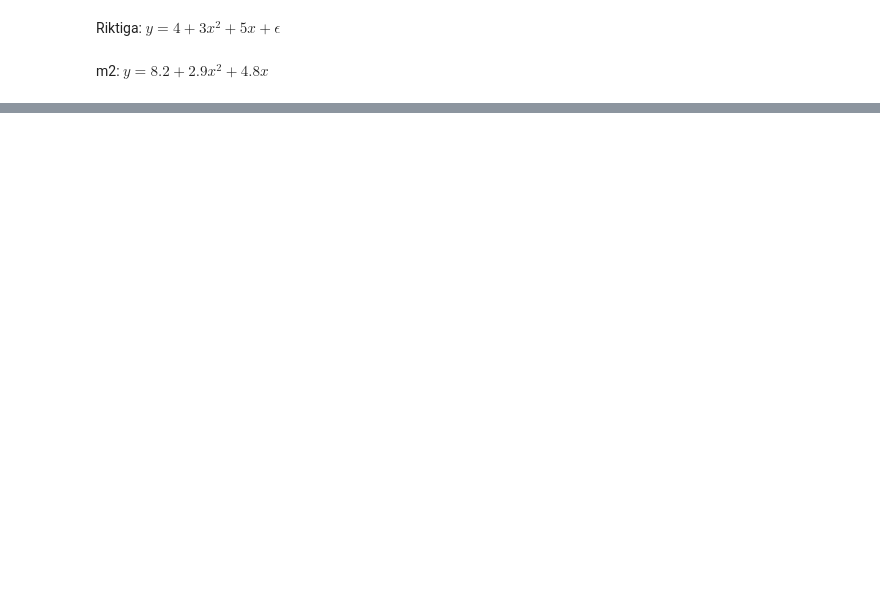
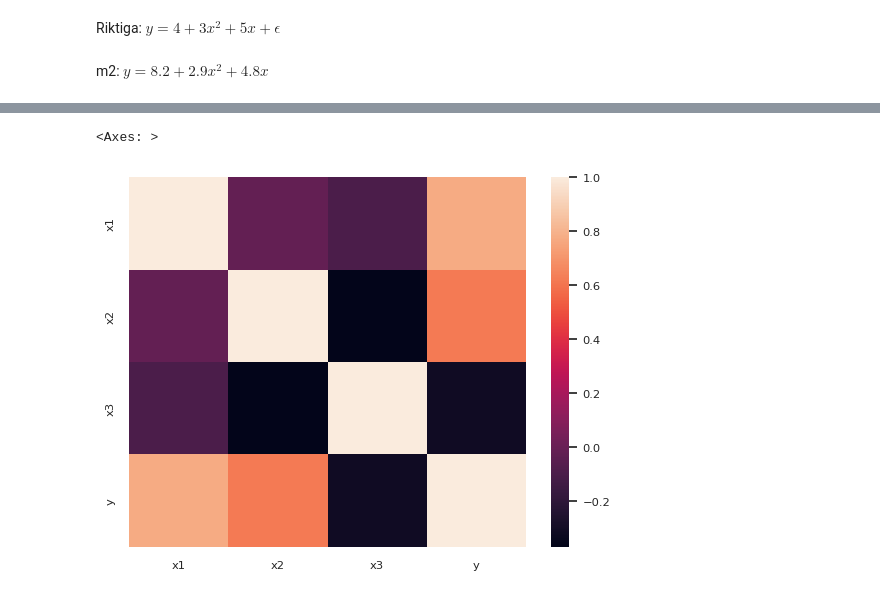
Before and after one commit to AntonioPrgomet/ds24_ml, a Jupyter notebook: l4/polynomial_regression.ipynb, the cells around one changed output, grey strips where cells are left out. Saved outputs shown, nothing was run; the diff lists cells and outputs as text; code cells hidden in the pictures; blank space fills up the shorter version.

```diff
--- a/l4/polynomial_regression.ipynb
+++ b/l4/polynomial_regression.ipynb
@@ -70,0 +150,5 @@ m2: $y = 8.2 + 2.9x^2 + 4.8x $
+# %%
+sns.heatmap(df.corr())
+# %% [output]
+<Axes: >
+[figure, added]
```
Also changed, not shown: parts of 21 cells of this notebook, 2 other files.
